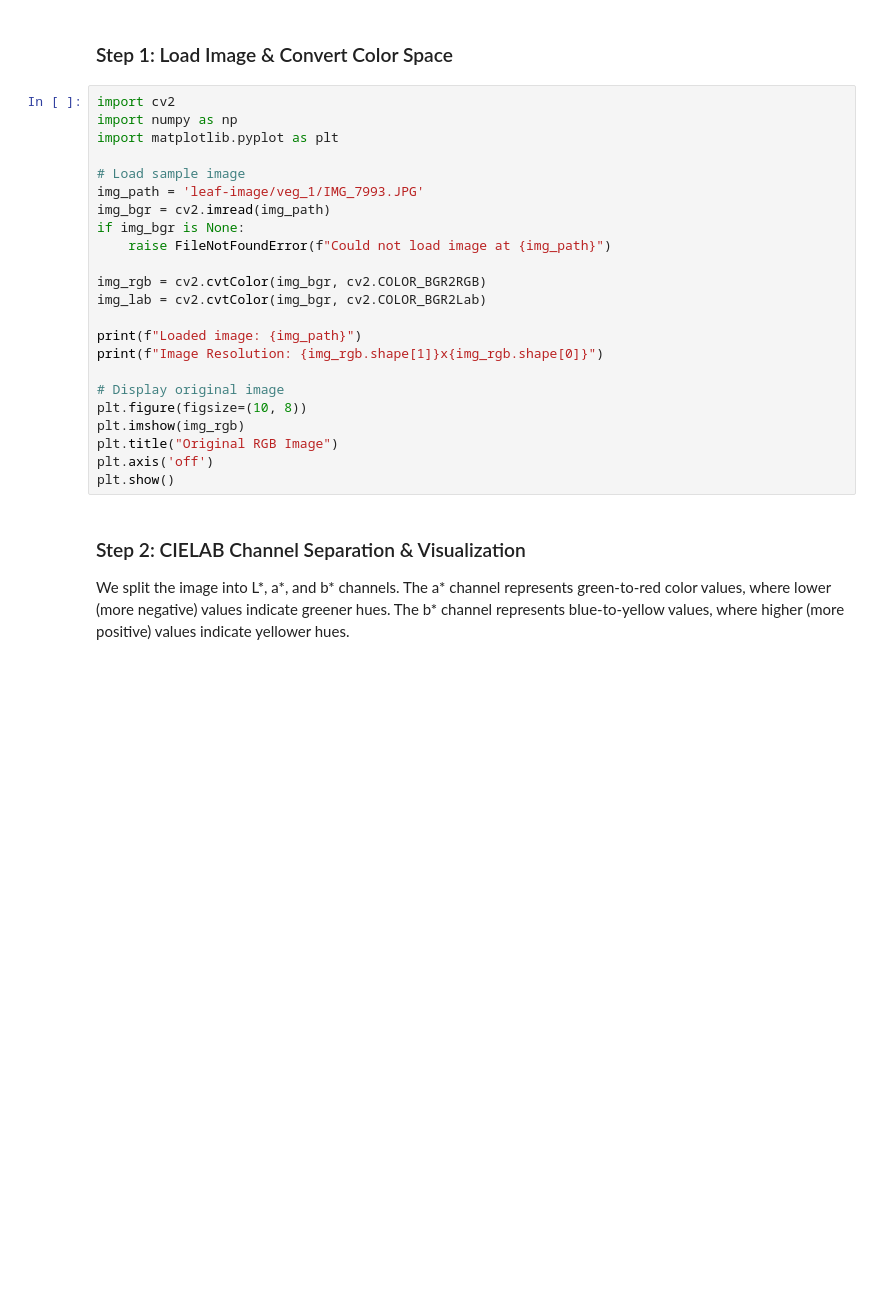
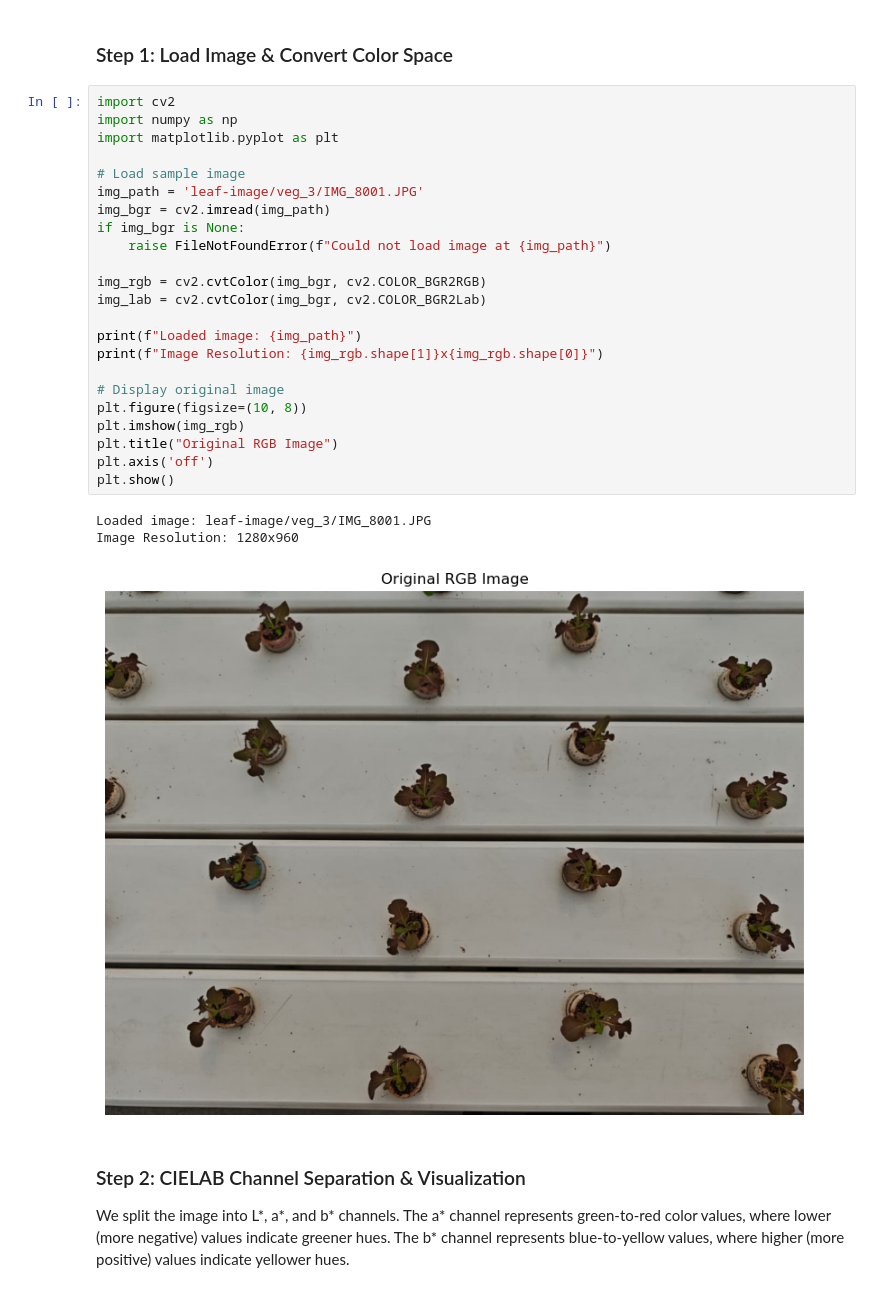
Before and after one commit to HuynhMaiThienAn/leaf-segmentation, a Jupyter notebook: leaf_segmentation_tutorial_clean.ipynb, the cells around one changed output. Drawn from its saved outputs; the diff is of its cells as text; blank space fills up the shorter version.

```diff
--- a/leaf_segmentation_tutorial_clean.ipynb
+++ b/leaf_segmentation_tutorial_clean.ipynb
@@ -17,26 +16,30 @@ This notebook demonstrates a robust, step-by-step pipeline to segment leaves, is
 # %%
 import cv2
 import numpy as np
 import matplotlib.pyplot as plt
 
 # Load sample image
-img_path = 'leaf-image/veg_1/IMG_7993.JPG'
+img_path = 'leaf-image/veg_3/IMG_8001.JPG'
 img_bgr = cv2.imread(img_path)
 if img_bgr is None:
     raise FileNotFoundError(f"Could not load image at {img_path}")
 
 img_rgb = cv2.cvtColor(img_bgr, cv2.COLOR_BGR2RGB)
 img_lab = cv2.cvtColor(img_bgr, cv2.COLOR_BGR2Lab)
 
 print(f"Loaded image: {img_path}")
 print(f"Image Resolution: {img_rgb.shape[1]}x{img_rgb.shape[0]}")
 
 # Display original image
 plt.figure(figsize=(10, 8))
 plt.imshow(img_rgb)
 plt.title("Original RGB Image")
 plt.axis('off')
 plt.show()
+# %% [output]
+Loaded image: leaf-image/veg_3/IMG_8001.JPG
+Image Resolution: 1280x960
+[figure, added]
 # %% [markdown]
 ### Step 2: CIELAB Channel Separation & Visualization
 
```
Also changed, not shown: parts of 19 cells of this notebook, 31 other files.
